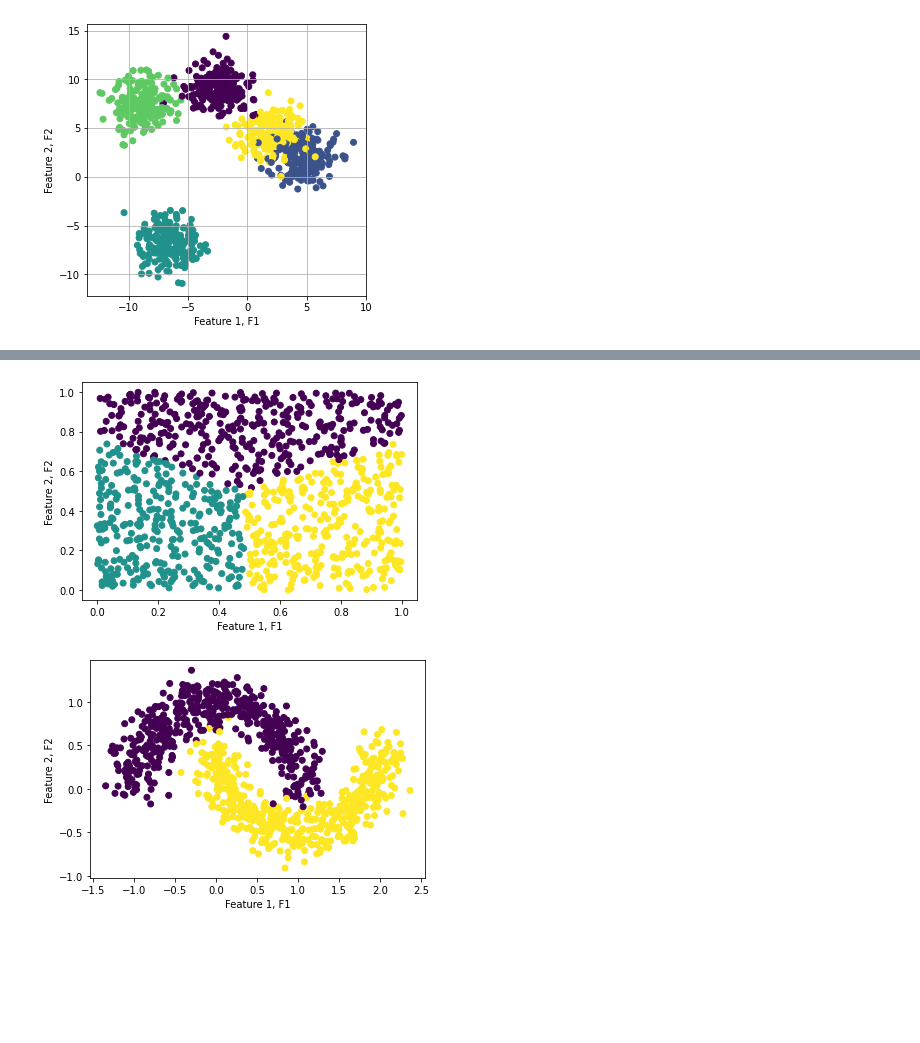
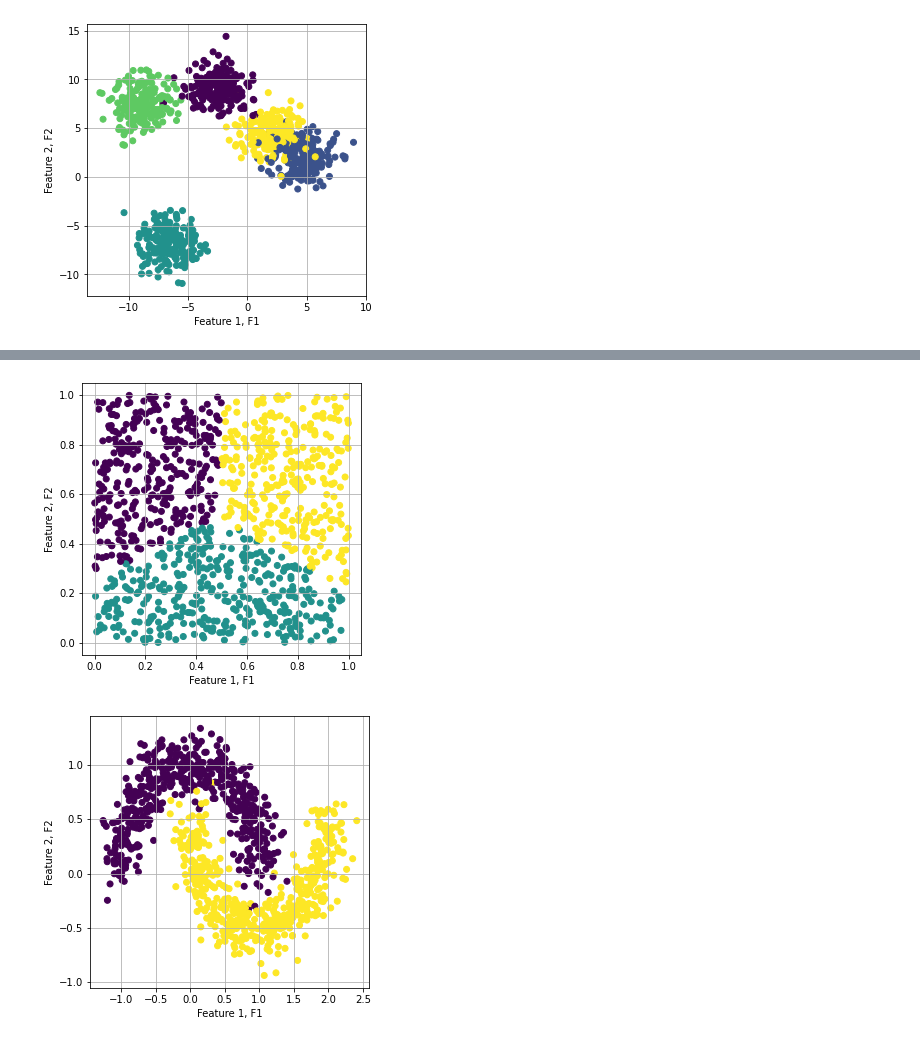
Before and after one commit to michaukuk/clamp_evaluation, a Jupyter notebook: datasets_generator.ipynb, the cells around one changed output, grey strips where cells are left out. Cells and saved outputs as stored; diff of their text form; code cells hidden in the pictures; blank space fills up the shorter version.

```diff
--- a/datasets_generator.ipynb
+++ b/datasets_generator.ipynb
@@ -51,23 +51,26 @@ df.to_csv('datasets/make_blobs_3d.csv')
 # %%
 X = np.random.rand(n_samples, 2), None
 X = X[0]
 df = pd.DataFrame(data=zip(X[:,0],X[:,1]), columns = ['F1','F2'])
 features = ['F1', 'F2']
 
 kmeans = KMeans(n_clusters=3, random_state=seed).fit(X)
 y = kmeans.labels_
+plt.figure(figsize=(5, 5))
+plt.grid()
 plt.scatter(X[:,0],X[:,1], c = y,cmap='viridis')
 plt.xlabel("Feature 1, F1")
 plt.ylabel("Feature 2, F2")
 plt.savefig('pix/random_values.png',bbox_inches='tight', format='png')
 plt.savefig('pix/random_values.pdf', bbox_inches='tight', format="pdf")
 df = pd.DataFrame(data=zip(X[:,0],X[:,1], y), columns = ['F1','F2', 'y'])
 df.to_csv('datasets/random_values.csv')
 # %% [output]
-[figure, old version]
+[figure, new version]
 # %%
 X, y = make_moons(n_samples=n_samples, noise=.15)
-
+plt.figure(figsize=(5, 5))
+plt.grid()
 plt.scatter(X[:,0],X[:,1],c=y,cmap='viridis')
 plt.xlabel("Feature 1, F1")
 plt.ylabel("Feature 2, F2")
@@ -76,7 +79,7 @@ plt.savefig('pix/make_moons.pdf', bbox_inches='tight', format="pdf")
 df = pd.DataFrame(data=zip(X[:,0],X[:,1], y), columns = ['F1','F2', 'y'])
 df.to_csv('datasets/make_moons.csv')
 # %% [output]
-[figure, old version]
+[figure, new version]
 # %%
 from sklearn.datasets import load_iris
 data = load_iris()
```
Also changed, not shown: parts of 4 cells of this notebook, 11 other files.
